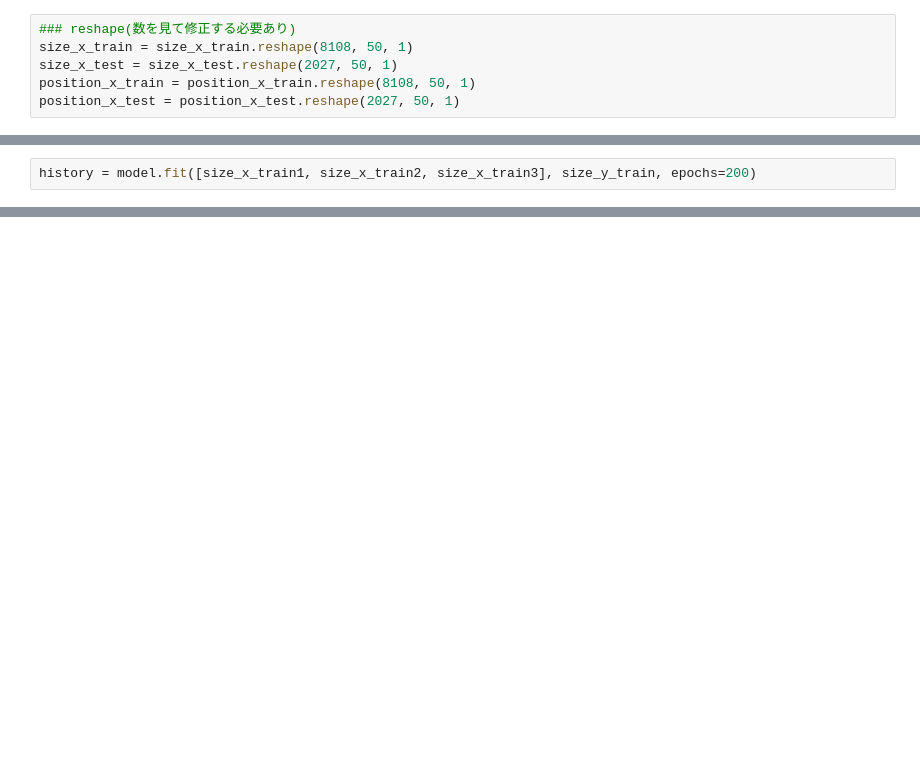
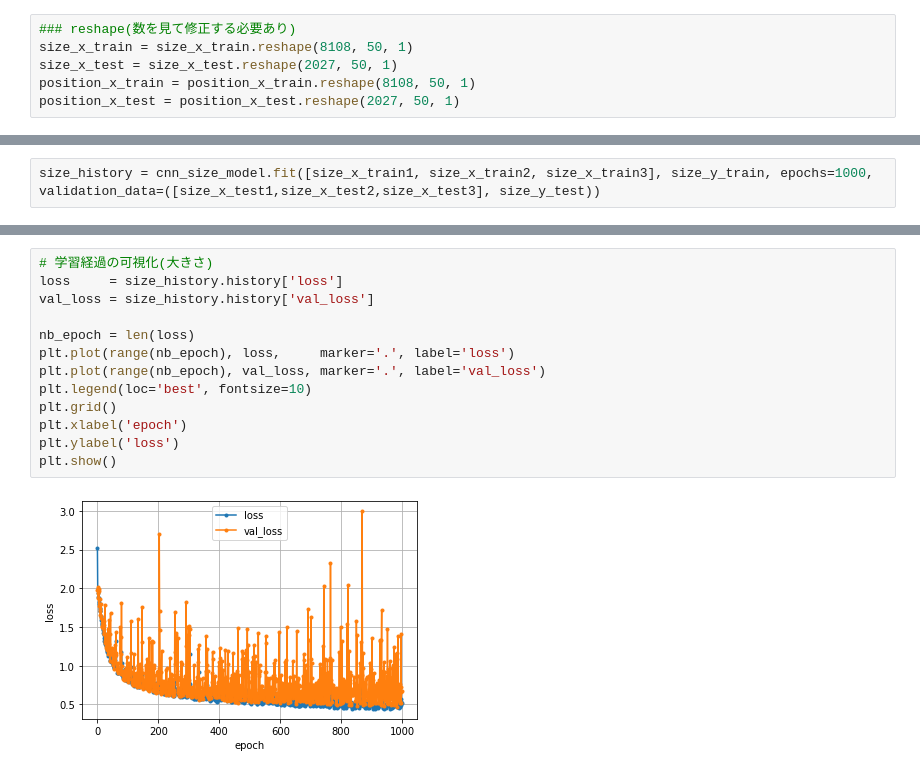
Before and after one commit to shirafuji/graduation_thesis, a Jupyter notebook: machine_learning_master/reverse_analysis.ipynb, the cells around one changed output, grey strips where cells are left out. Cells and saved outputs as stored; diff of their text form; blank space fills up the shorter version.

```diff
--- a/machine_learning_master/reverse_analysis.ipynb
+++ b/machine_learning_master/reverse_analysis.ipynb
@@ -239,2 +351,2 @@ plot_model(model, show_shapes=True, show_layer_names=False)
 # %%
-history = model.fit([size_x_train1, size_x_train2, size_x_train3], size_y_train, epochs=200)
+size_history = cnn_size_model.fit([size_x_train1, size_x_train2, size_x_train3], size_y_train, epochs=1000, validation_data=([size_x_test1,size_x_test2,size_x_test3], size_y_test))
@@ -240,0 +380,15 @@ history = model.fit([size_x_train1, size_x_train2, size_x_train3], size_y_train,
+# %%
+# 学習経過の可視化(大きさ)
+loss     = size_history.history['loss']
+val_loss = size_history.history['val_loss']
+
+nb_epoch = len(loss)
+plt.plot(range(nb_epoch), loss,     marker='.', label='loss')
+plt.plot(range(nb_epoch), val_loss, marker='.', label='val_loss')
+plt.legend(loc='best', fontsize=10)
+plt.grid()
+plt.xlabel('epoch')
+plt.ylabel('loss')
+plt.show()
+# %% [output]
+[figure, added]
```
Also changed, not shown: parts of 13 cells of this notebook, 2 other files.
